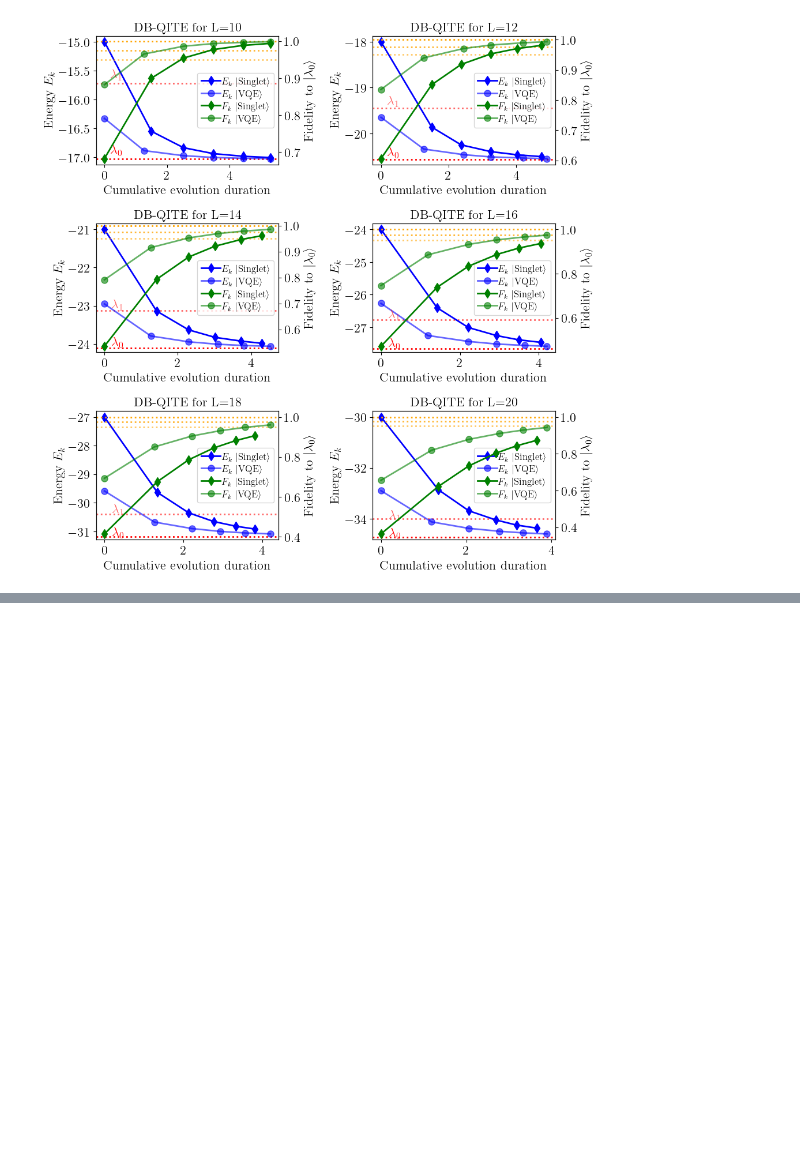
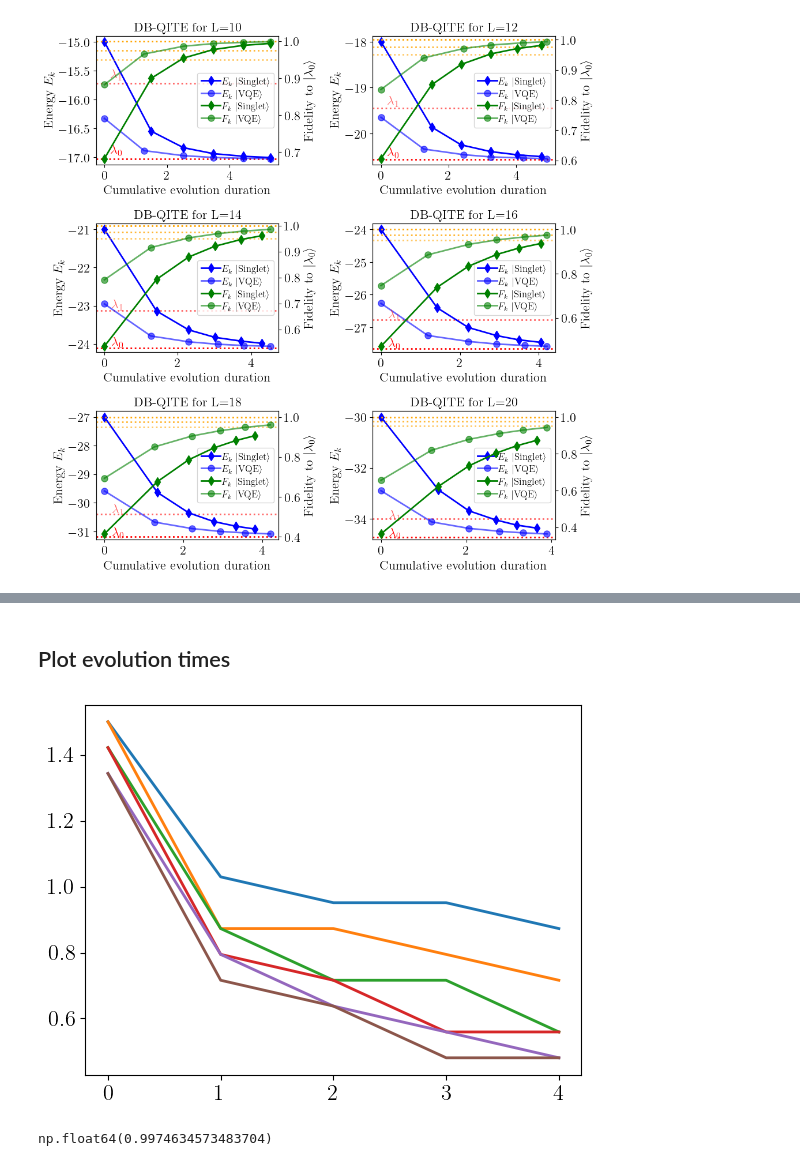
Before and after one commit to renezander90/DB-QITE, a Jupyter notebook: generate_plots_PRL.ipynb, the cells around one changed output, grey strips where cells are left out. Drawn from its saved outputs; the diff is of its cells as text; code cells hidden in the pictures; blank space fills up the shorter version.

```diff
--- a/generate_plots_PRL.ipynb
+++ b/generate_plots_PRL.ipynb
@@ -292,0 +307,24 @@ plt.show()
+# %% [markdown]
+## Plot evolution times
+# %%
+
+for L in range(10,22,2):
+    times = results_dict[L][0]["evolution_times"]
+    s = [times[k+1]-times[k] for k in range(len(times)-1)]
+    plt.plot(s)
+
+plt.show()
+# %% [output]
+[figure, added]
+# %%
+L=10
+
+psi = E0_vec[L] # ground state
+phi = results_dict[L][1]["statevectors"][0] # 0 Singlet, 1 VQE
+F0 = np.abs(np.dot(psi.conj().transpose(),phi))**2
+
+s = np.abs((E0_val[L]-E1_val[L])/12/E0_val[L]**3)
+q = 1-100*s*F0*(E1_val[L]-E0_val[L])
+q
+# %% [output]
+np.float64(0.9974634573483704)
```
Also changed, not shown: parts of 8 cells of this notebook, 6 other files.
